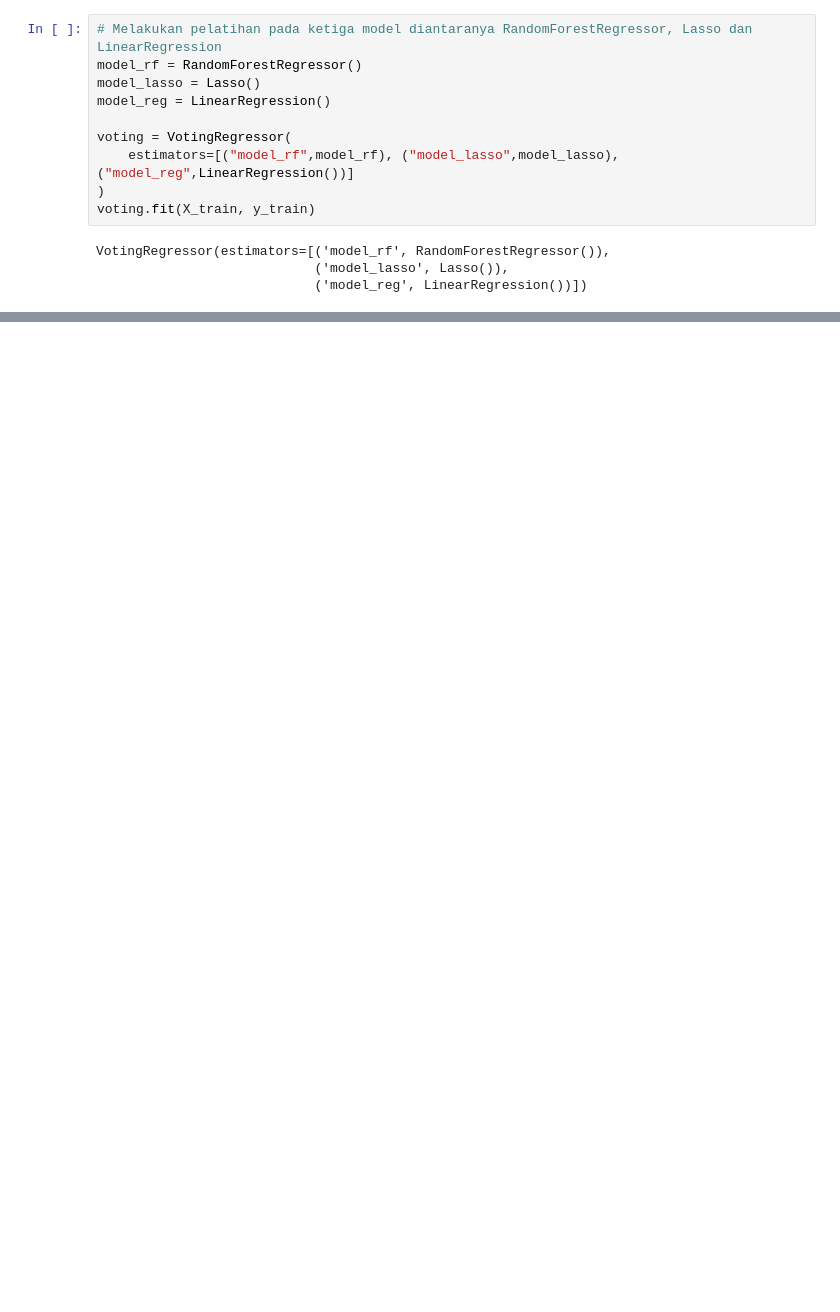
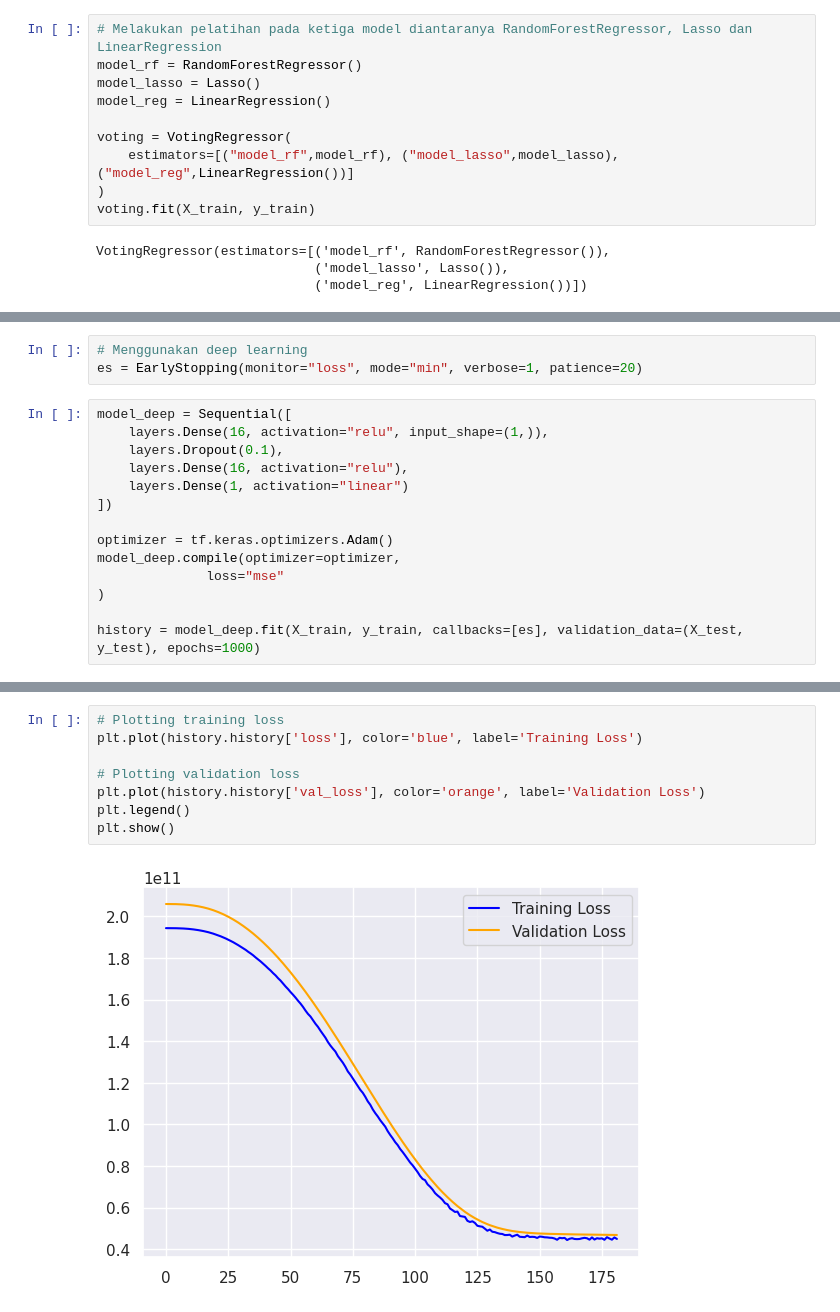
Before and after one commit to hendrimardani/fundamental_data_analyst_vehicle_dataset, a Jupyter notebook: vehicle_dataset.ipynb, the cells around one changed output, grey strips where cells are left out. Cells and saved outputs as stored; diff of their text form; blank space fills up the shorter version.

```diff
--- a/vehicle_dataset.ipynb
+++ b/vehicle_dataset.ipynb
@@ -543,0 +618,17 @@ y_pred
+# %%
+# Menggunakan deep learning
+es = EarlyStopping(monitor="loss", mode="min", verbose=1, patience=20)
+# %%
+model_deep = Sequential([
+    layers.Dense(16, activation="relu", input_shape=(1,)),
+    layers.Dropout(0.1),
+    layers.Dense(16, activation="relu"),
+    layers.Dense(1, activation="linear")
+])
+
+optimizer = tf.keras.optimizers.Adam()
+model_deep.compile(optimizer=optimizer,
+              loss="mse"
+)
+
+history = model_deep.fit(X_train, y_train, callbacks=[es], validation_data=(X_test, y_test), epochs=1000)
@@ -543,0 +654,10 @@ y_pred
+# %%
+# Plotting training loss
+plt.plot(history.history['loss'], color='blue', label='Training Loss')
+
+# Plotting validation loss
+plt.plot(history.history['val_loss'], color='orange', label='Validation Loss')
+plt.legend()
+plt.show()
+# %% [output]
+[figure, added]
```
Also changed, not shown: parts of 17 cells of this notebook.
